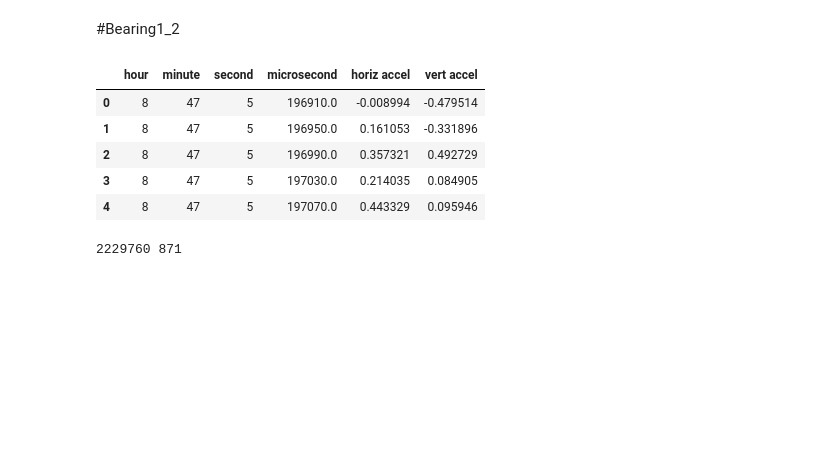
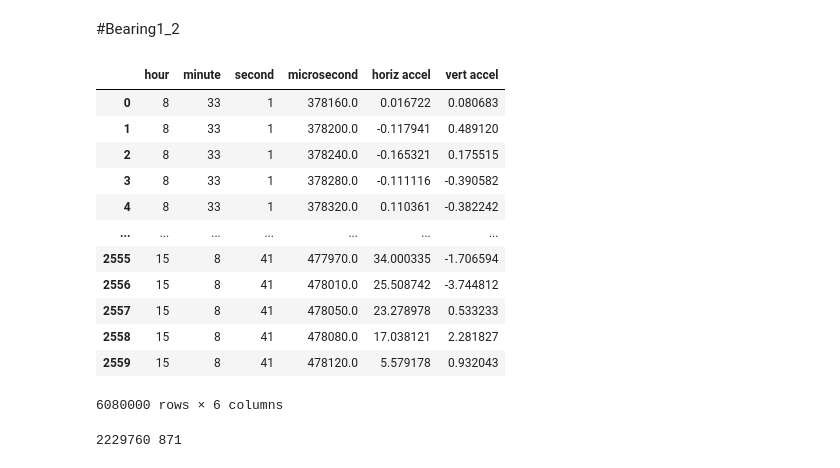
Before and after one commit to SWTeam2/learning_infer, a Jupyter notebook: model/CNN+LSTM_Dataset_Preparation.ipynb, the cells around one changed output. Drawn from its saved outputs; the diff is of its cells as text; code cells hidden in the pictures; blank space fills up the shorter version.

```diff
--- a/model/CNN+LSTM_Dataset_Preparation.ipynb
+++ b/model/CNN+LSTM_Dataset_Preparation.ipynb
@@ -95,16 +101,23 @@ with open(out_file, 'wb') as f:
 # %% [markdown]
 #Bearing1_2
 # %%
-pkz_file = main_dir + 'Bearing1_2_noise.pkz'
+pkz_file = main_dir + 'Bearing1_3_noise.pkz'
 df = load_df(pkz_file)
-df.head()
+df
 # %% [output]
 |  | hour | minute | second | microsecond | horiz accel | vert accel |
-| 0 | 8 | 47 | 5 | 196910.0 | -0.008994 | -0.479514 |
-| 1 | 8 | 47 | 5 | 196950.0 | 0.161053 | -0.331896 |
-| 2 | 8 | 47 | 5 | 196990.0 | 0.357321 | 0.492729 |
-| 3 | 8 | 47 | 5 | 197030.0 | 0.214035 | 0.084905 |
-| 4 | 8 | 47 | 5 | 197070.0 | 0.443329 | 0.095946 |
+| 0 | 8 | 33 | 1 | 378160.0 | 0.016722 | 0.080683 |
+| 1 | 8 | 33 | 1 | 378200.0 | -0.117941 | 0.489120 |
+| 2 | 8 | 33 | 1 | 378240.0 | -0.165321 | 0.175515 |
+| 3 | 8 | 33 | 1 | 378280.0 | -0.111116 | -0.390582 |
+| 4 | 8 | 33 | 1 | 378320.0 | 0.110361 | -0.382242 |
+| ... | ... | ... | ... | ... | ... | ... |
+| 2555 | 15 | 8 | 41 | 477970.0 | 34.000335 | -1.706594 |
+| 2556 | 15 | 8 | 41 | 478010.0 | 25.508742 | -3.744812 |
+| 2557 | 15 | 8 | 41 | 478050.0 | 23.278978 | 0.533233 |
+| 2558 | 15 | 8 | 41 | 478080.0 | 17.038121 | 2.281827 |
+| 2559 | 15 | 8 | 41 | 478120.0 | 5.579178 | 0.932043 |
+6080000 rows × 6 columns
 # %%
 no_of_rows = df.shape[0]
 no_of_files = int(no_of_rows / DATA_POINTS_PER_FILE)
```
Also changed, not shown: parts of 5 cells of this notebook.
